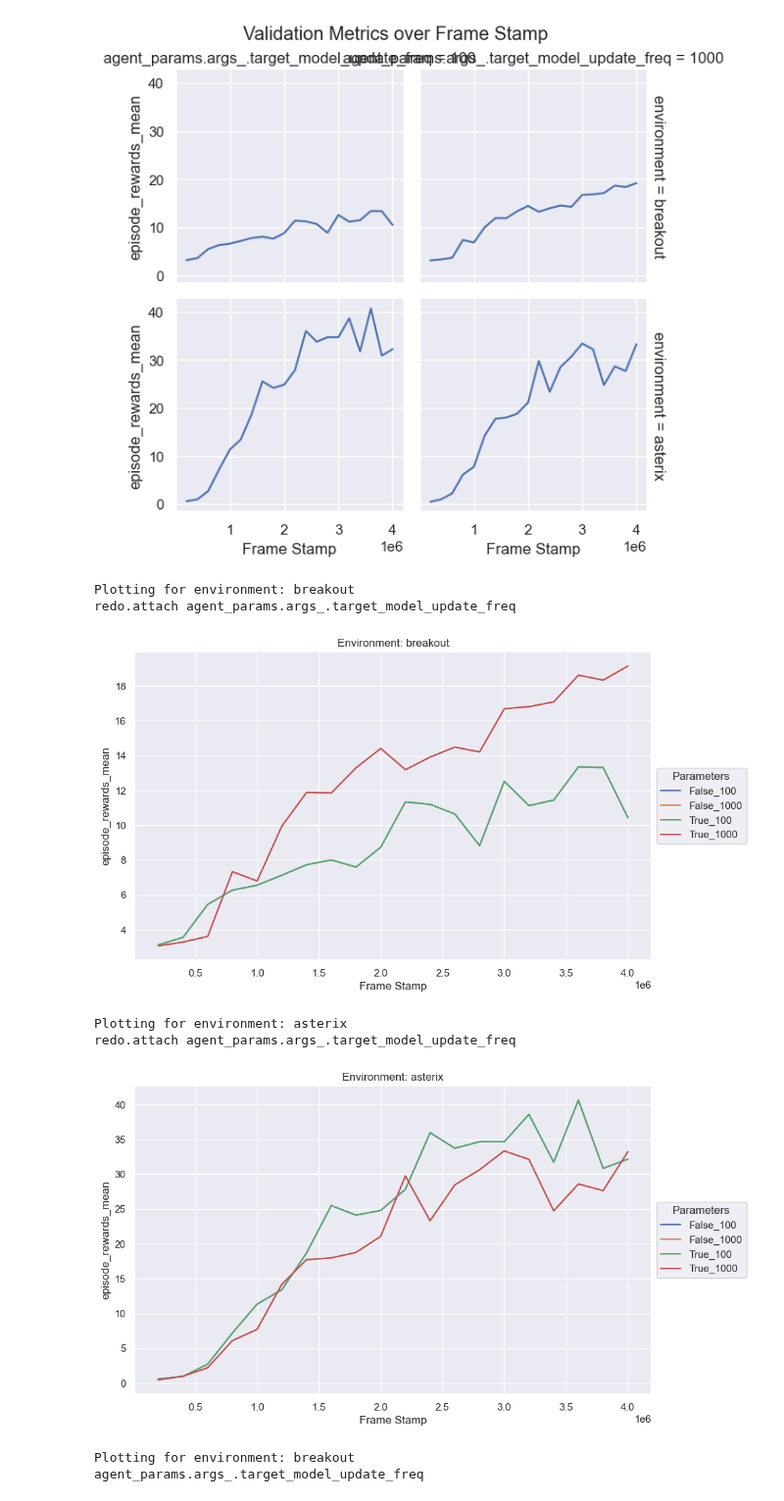
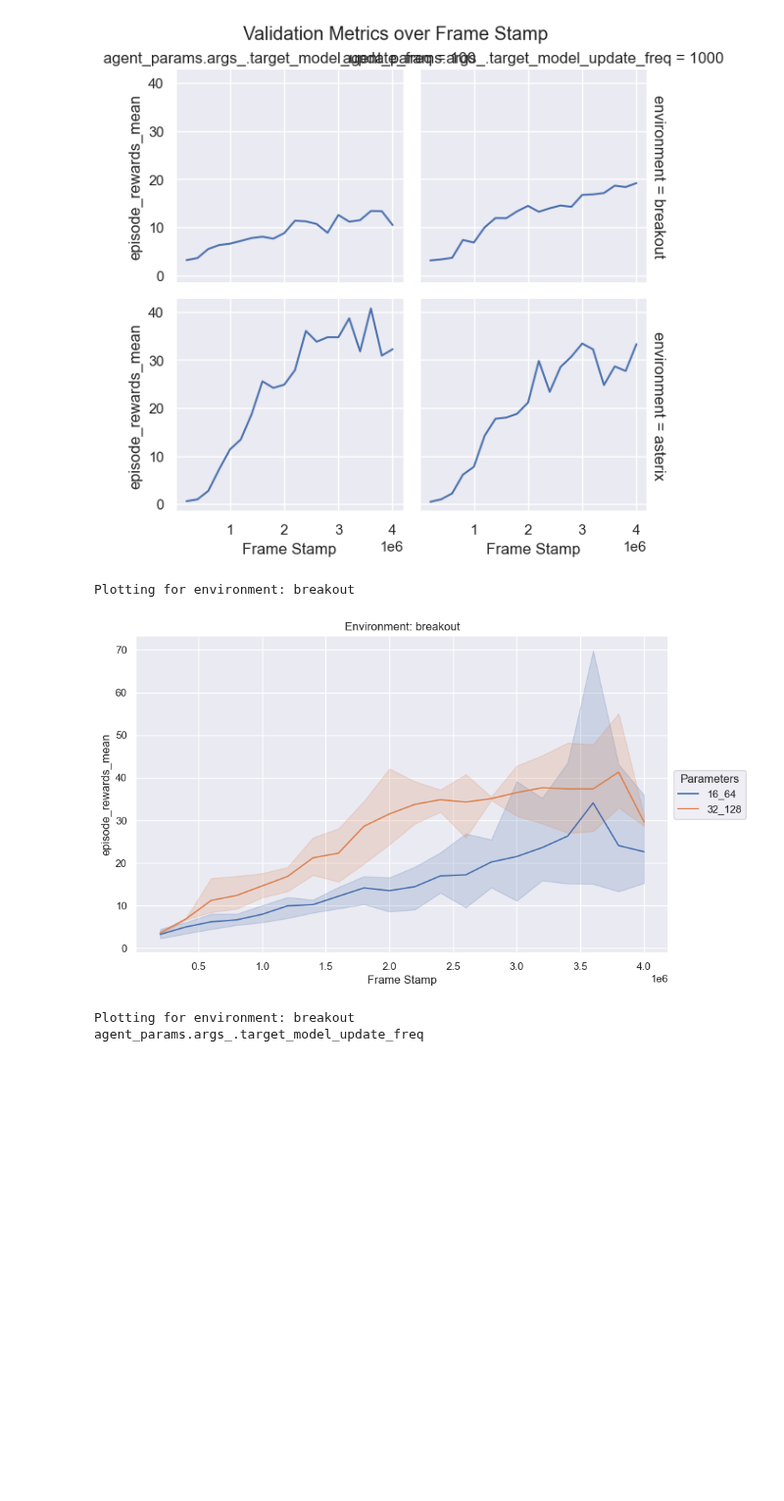
Before and after one commit to mariusdgm/minatar_work, a Jupyter notebook: experiments/training/training_without_redo/2023_11_25_results_investigation.ipynb, the cells around one changed output. Shown at 98% size. Drawn from its saved outputs; the diff is of its cells as text; code cells hidden in the pictures; blank space fills up the shorter version.

```diff
--- a/experiments/training/training_without_redo/2023_11_25_results_investigation.ipynb
+++ b/experiments/training/training_without_redo/2023_11_25_results_investigation.ipynb
@@ -105,7 +105,7 @@ def flatten(d, parent_key="", sep="_"):
     return dict(items)
 # %%
 df = process_experiment(
-    r"D:\Work\repos\RL\minatar_work\experiments\training\training_with_redo\results\2023Nov24-190816_configs"
+    r"D:\Work\repos\RL\minatar_work\experiments\training\training_without_redo\results\2023Nov27-105347_configs"
 )
 df.columns
 # %% [output]
@@ -139,3 +153,5 @@ df
+# %%
+df["model"] = df["estimator.args_.conv_hidden_out_size"] + "_" + df["estimator.args_.lin_hidden_out_size"]
 # %%
 import matplotlib.pyplot as plt
 import seaborn as sns
@@ -193,39 +209,35 @@ plt.show()
 # %%
 import seaborn as sns
 import matplotlib.pyplot as plt
 
 selected_metric = 'episode_rewards_mean'
 
 validation_df = df[df['epoch_type'] == 'validation']
 
 # Extract unique environments
 environments = validation_df['environment'].unique()
 
 for env in environments:
     env_df = validation_df[validation_df['environment'] == env]
-    env_df['parameters'] = env_df[['redo.redo_freq', 'redo.tau',
-                                   'agent_params.args_.target_model_update_freq']].apply(lambda x: '_'.join(x.astype(str)), axis=1)
+    # env_df['parameters'] = env_df[['redo.redo_freq', 'redo.tau',
+    #                                'agent_params.args_.target_model_update_freq']].apply(lambda x: '_'.join(x.astype(str)), axis=1)
 
     print(f'Plotting for environment: {env}')
-    print('redo.redo_freq', 'redo.tau', 'agent_params.args_.target_model_update_freq')
+    # print('redo.redo_freq', 'redo.tau', 'agent_params.args_.target_model_update_freq')
 
     # Create a new figure for each environment
     plt.figure(figsize=(10, 6))
-    sns.lineplot(data=env_df, x='frame_stamp', y=selected_metric, hue='parameters')
+    sns.lineplot(data=env_df, x='frame_stamp', y=selected_metric, hue='model')
     plt.title(f'Environment: {env}')
     plt.ylabel(selected_metric)
     plt.xlabel('Frame Stamp')
 
     # Place the legend outside the plot
     plt.legend(loc='center left', bbox_to_anchor=(1.0, 0.5), title='Parameters')
     plt.show()
 # %% [output]
 Plotting for environment: breakout
-redo.attach agent_params.args_.target_model_update_freq
-[figure, old version]
+[figure, new version]
-Plotting for environment: asterix
-redo.attach agent_params.args_.target_model_update_freq
-[figure, removed]
 # %%
 import seaborn as sns
 import matplotlib.pyplot as plt
```
Also changed, not shown: parts of 4 cells of this notebook, 4 other files.
